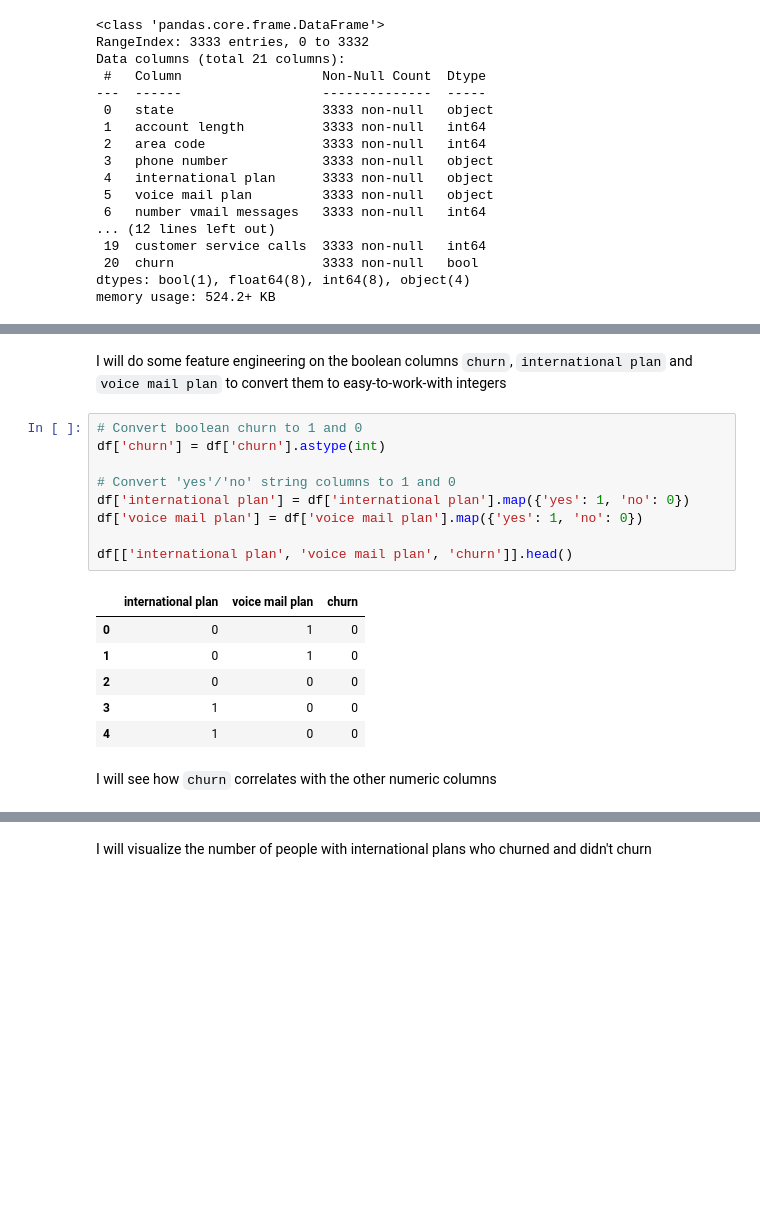
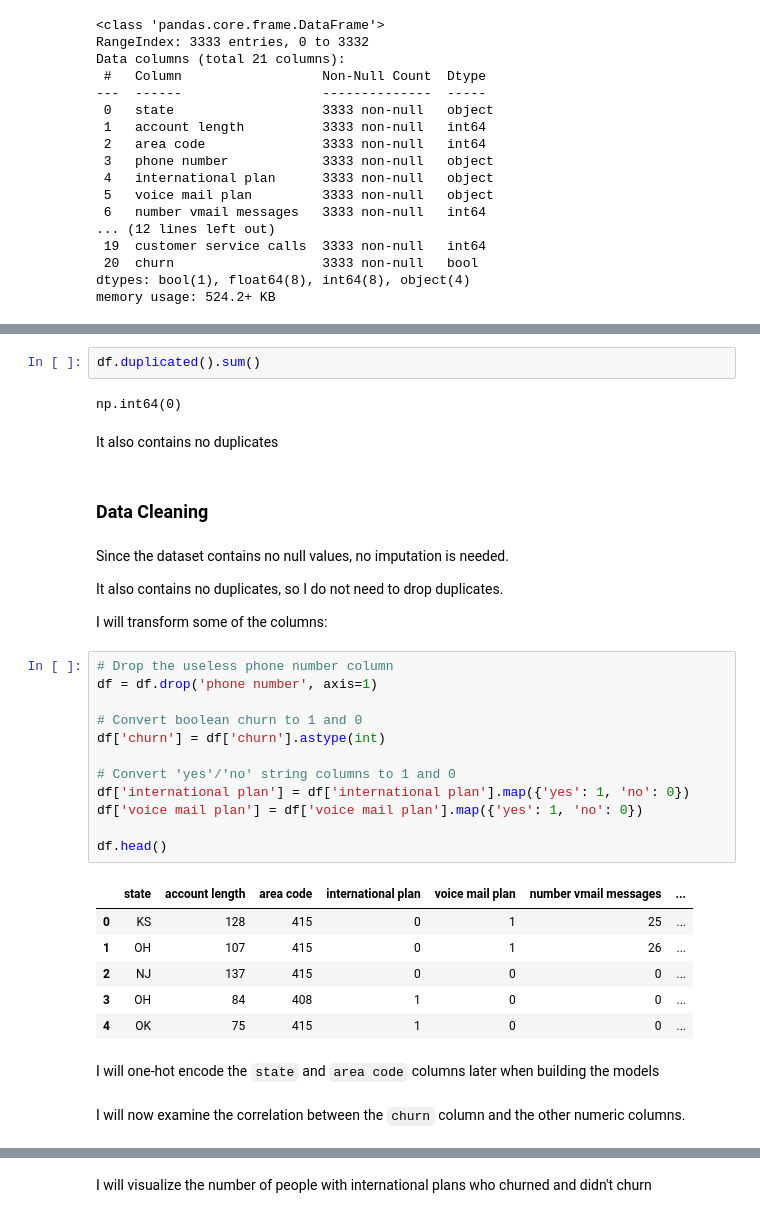
Before and after one commit to NgundoMuithya/SyriaTel_Customer_Churn, a Jupyter notebook: notebook.ipynb, the cells around one changed output, grey strips where cells are left out. Cells and saved outputs as stored; diff of their text form; blank space fills up the shorter version.

Commit message:
Created an introduction and started on Data Understanding

```diff
--- a/notebook.ipynb
+++ b/notebook.ipynb
@@ -74,23 +153,40 @@ More information about the columns is located in [SyriaTel_Dataset_Feature_Dicti
+# %%
+df.duplicated().sum()
+# %% [output]
+np.int64(0)
+# %% [markdown]
+It also contains no duplicates
+# %% [markdown]
+### Data Cleaning
+# %% [markdown]
+Since the dataset contains no null values, no imputation is needed.
+
+It also contains no duplicates, so I do not need to drop duplicates.
+
+I will transform some of the columns:
+# %%
+# Drop the useless phone number column
+df = df.drop('phone number', axis=1)
+
+# Convert boolean churn to 1 and 0
+df['churn'] = df['churn'].astype(int)
+
+# Convert 'yes'/'no' string columns to 1 and 0
+df['international plan'] = df['international plan'].map({'yes': 1, 'no': 0})
+df['voice mail plan'] = df['voice mail plan'].map({'yes': 1, 'no': 0})
+
+df.head()
+# %% [output]
+|  | state | account length | area code | international plan | voice mail plan | number vmail messages | ... |
+| 0 | KS | 128 | 415 | 0 | 1 | 25 | ... |
+| 1 | OH | 107 | 415 | 0 | 1 | 26 | ... |
+| 2 | NJ | 137 | 415 | 0 | 0 | 0 | ... |
+| 3 | OH | 84 | 408 | 1 | 0 | 0 | ... |
+| 4 | OK | 75 | 415 | 1 | 0 | 0 | ... |
 # %% [markdown]
-I will do some feature engineering on the boolean columns `churn`, `international plan` and `voice mail plan` to convert them to easy-to-work-with integers
+I will one-hot encode the `state` and `area code` columns later when building the models
-# %%
-# Convert boolean churn to 1 and 0
-df['churn'] = df['churn'].astype(int)
-
-# Convert 'yes'/'no' string columns to 1 and 0
-df['international plan'] = df['international plan'].map({'yes': 1, 'no': 0})
-df['voice mail plan'] = df['voice mail plan'].map({'yes': 1, 'no': 0})
-
-df[['international plan', 'voice mail plan', 'churn']].head()
-# %% [output]
-|  | international plan | voice mail plan | churn |
-| 0 | 0 | 1 | 0 |
-| 1 | 0 | 1 | 0 |
-| 2 | 0 | 0 | 0 |
-| 3 | 1 | 0 | 0 |
-| 4 | 1 | 0 | 0 |
 # %% [markdown]
-I will see how `churn` correlates with the other numeric columns
+I will now examine the correlation between the `churn` column and the other numeric columns.
 # %%
 # I will do it on a copy to prevent destroying the original
 df_corr = df.copy()
```
Also changed, not shown: parts of 15 cells of this notebook, 1 other file.
